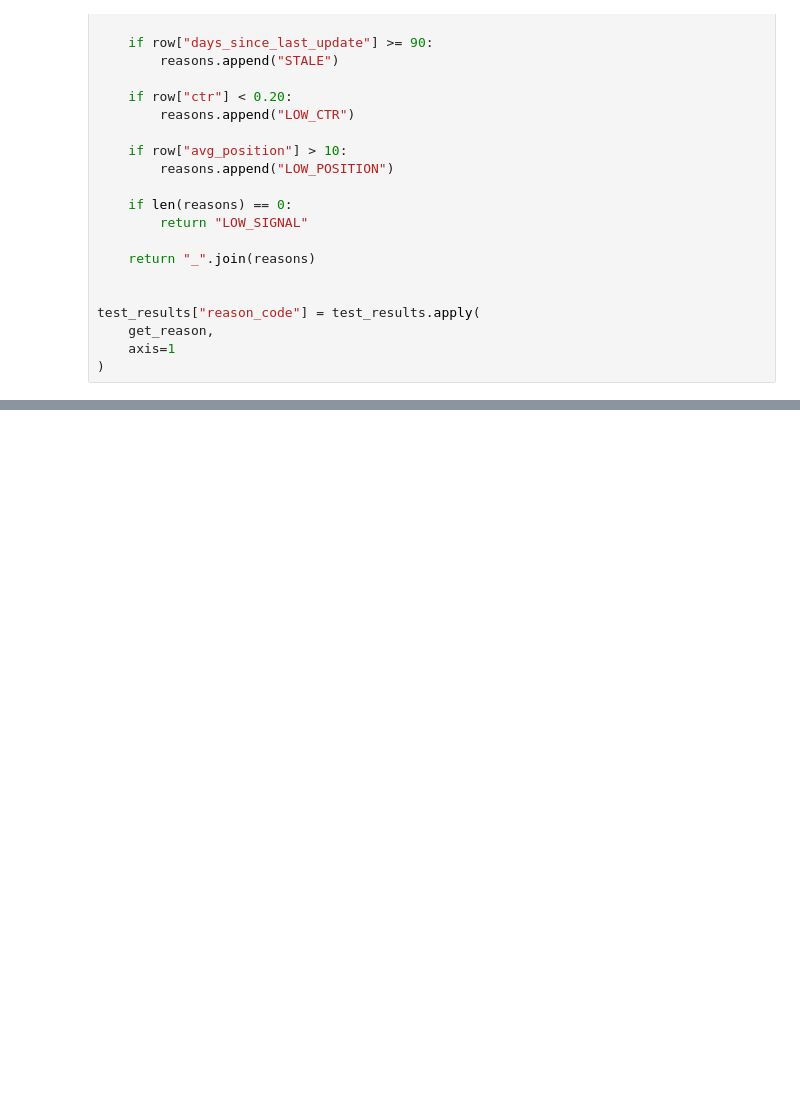
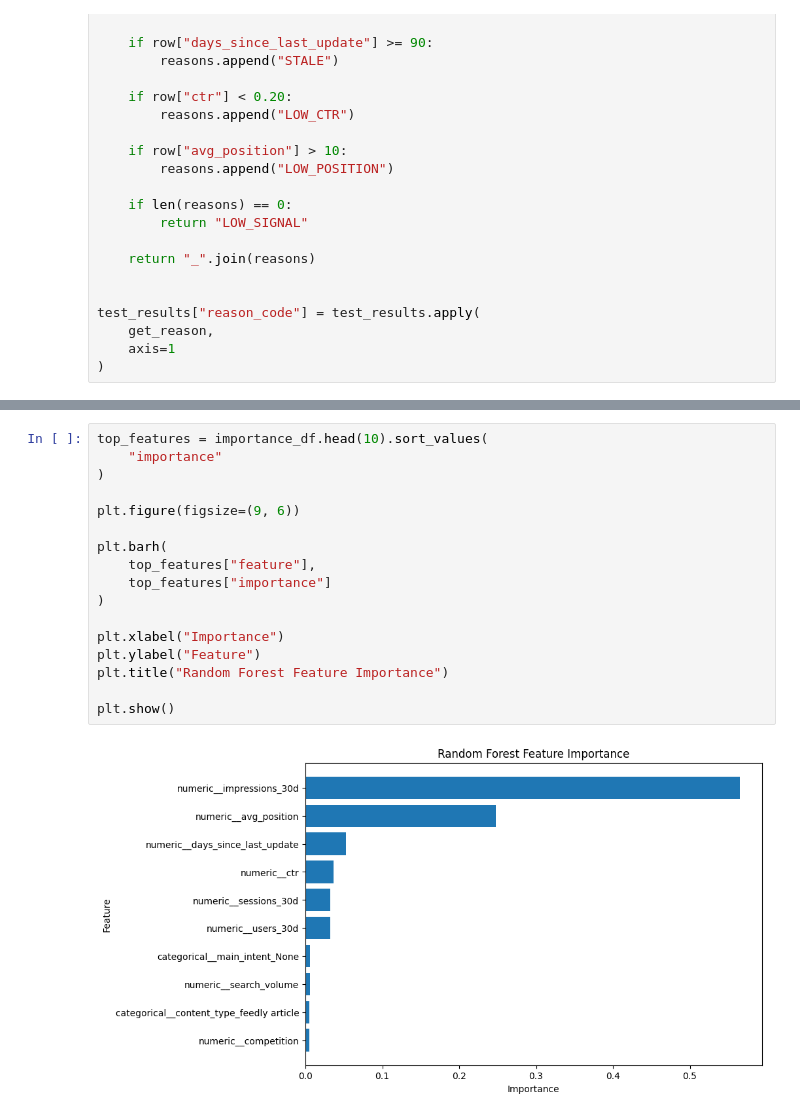
Before and after one commit to SAJLENDRAPANDEY/flyrank-ml-internship-starter, a Jupyter notebook: notebooks/capstone_content_refresh.ipynb, the cells around one changed output, grey strips where cells are left out. Drawn from its saved outputs; the diff is of its cells as text; blank space fills up the shorter version.

```diff
--- a/notebooks/capstone_content_refresh.ipynb
+++ b/notebooks/capstone_content_refresh.ipynb
@@ -3677,0 +3868,19 @@ display(final_recommendations.head(20))
+# %%
+top_features = importance_df.head(10).sort_values(
+    "importance"
+)
+
+plt.figure(figsize=(9, 6))
+
+plt.barh(
+    top_features["feature"],
+    top_features["importance"]
+)
+
+plt.xlabel("Importance")
+plt.ylabel("Feature")
+plt.title("Random Forest Feature Importance")
+
+plt.show()
+# %% [output]
+[figure, added]
```
Also changed, not shown: parts of 20 cells of this notebook.
